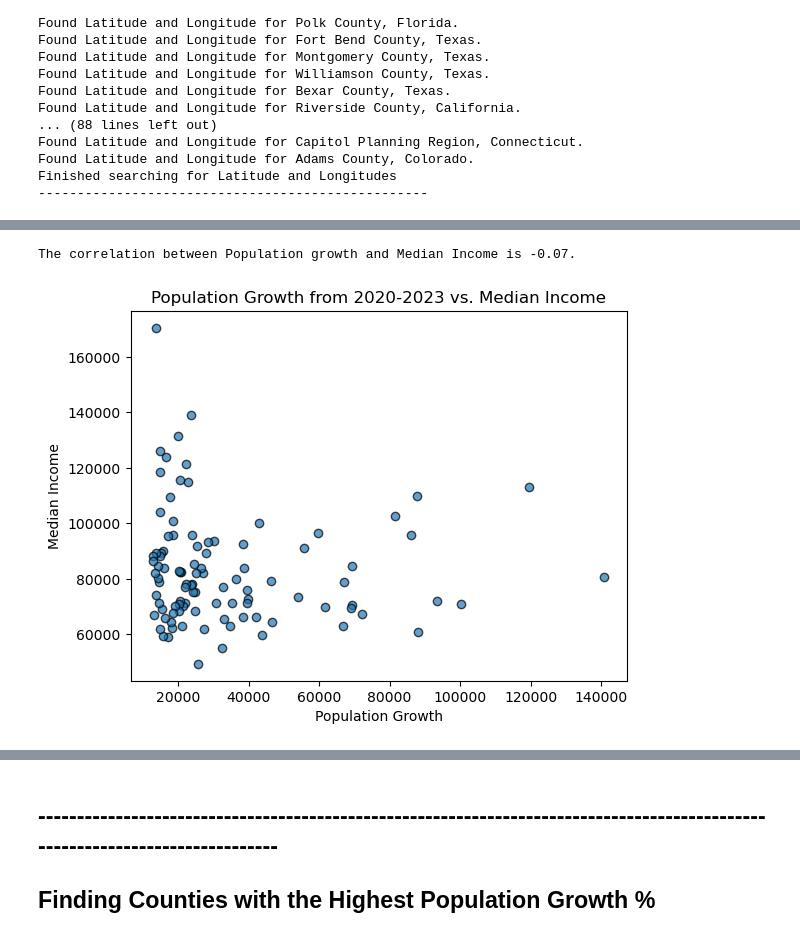
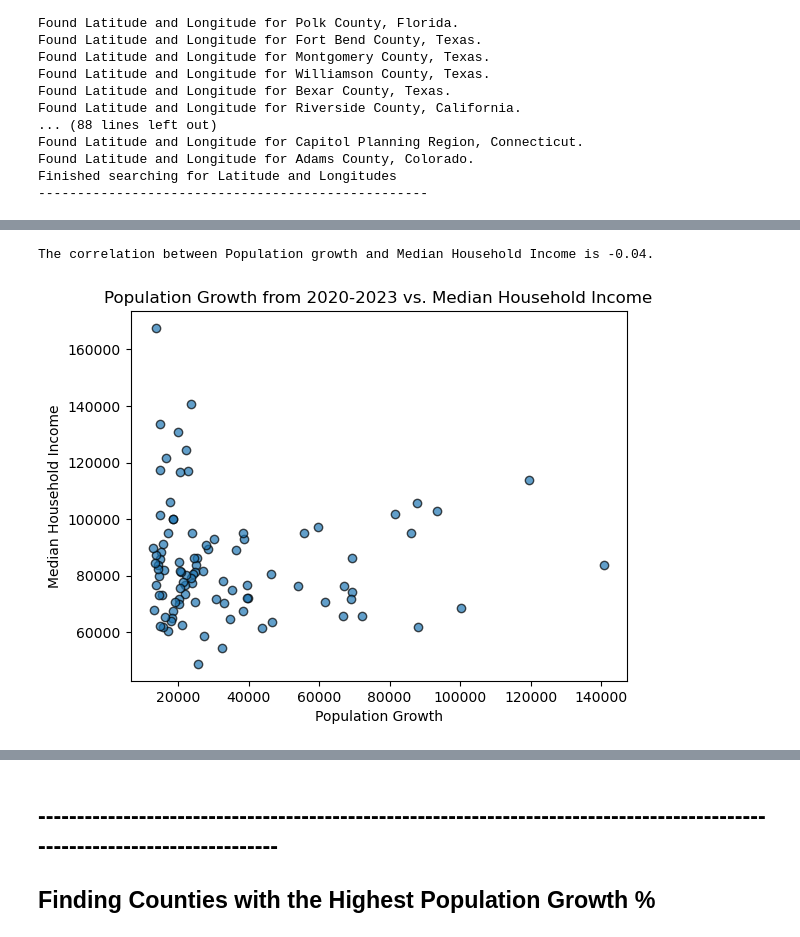
Before and after one commit to smsimba225/Project_1, a Jupyter notebook: Project1_Owen.ipynb, the cells around one changed output, grey strips where cells are left out. Drawn from its saved outputs; the diff is of its cells as text; code cells hidden in the pictures.

```diff
--- a/Project1_Owen.ipynb
+++ b/Project1_Owen.ipynb
@@ -102,4 +119,8 @@ pop_100.to_csv('Resources/PopulationGrowthTop100.csv')
 # %%
 # Obtained Median Income for Top 100 Counties by Population Growth from: https://www.census.gov/quickfacts/
-
-top100_median_df = pd.read_csv("Resources/Top100Medianincome.csv")
+median_income_df = pd.read_csv("Resources/median_household_income.csv")
+top100_mediancsv = pd.read_csv("Resources/PopulationGrowthTop100.csv")
+top100_median_df = top100_mediancsv[['County']]
+top100_median_df = top100_median_df.merge(median_income_df, on='County', how='left')
+top100_median_df = top100_median_df.dropna()
+top100_median_df
@@ -106,11 +141,22 @@ top100_median_df = pd.read_csv("Resources/Top100Medianincome.csv")
 # %%
 pop_100median = pop_100.merge(top100_median_df, on='County')
+
 pop_100median['Pop Growth % from 2020-2023'] = pop_100median['2023']/pop_100median['2020']*100-100
-pop_100median = pop_100median[['County', 'Pop Growth from 2020-2023', 'Pop Growth % from 2020-2023', 'Median Income', 'Latitude', 'Longitude']]
-pop_100display = pop_100median.set_index('County').copy()
-pop_100display
-pop_100display.style.background_gradient(subset=['Pop Growth from 2020-2023'],
-                                             cmap=cm2).background_gradient(subset=['Pop Growth % from 2020-2023'],
-                                             cmap=cm1).background_gradient(subset=['Median Income'], cmap=cm).format({
-    'Median Income':"${:,.0f}", 'Pop Growth from 2020-2023':"{:,.0f}", 'Pop Growth % from 2020-2023':"{:,.2f}%"})
+pop_100median = pop_100median[['County', 'Pop Growth from 2020-2023', 'Pop Growth % from 2020-2023', 'Median Household Income', 'Latitude', 'Longitude']]
+
+
+# Code to correct incorrect Latitude and Longitudes
+pop_100median.loc[pop_100median['County']=='Maricopa County, Arizona', 'Latitude'] = 33.2918
+pop_100median.loc[pop_100median['County']=='Maricopa County, Arizona', 'Longitude'] = -112.4291
+pop_100median.loc[pop_100median['County']=='Pinal County, Arizona', 'Latitude'] = 32.8162
+pop_100median.loc[pop_100median['County']=='Pinal County, Arizona', 'Longitude'] = -111.2845
+pop_100median.loc[pop_100median['County']=='Pima County, Arizona', 'Latitude'] = 32.0575
+pop_100median.loc[pop_100median['County']=='Pima County, Arizona', 'Longitude'] = -111.6661
+pop_100median.loc[pop_100median['County']=='Chesterfield County, Virginia', 'Latitude'] = 37.3673
+pop_100median.loc[pop_100median['County']=='Chesterfield County, Virginia', 'Longitude'] = -77.6078
+pop_100median.loc[pop_100median['County']=='Loudoun County, Virginia', 'Latitude'] = 39.0768
+pop_100median.loc[pop_100median['County']=='Loudoun County, Virginia', 'Longitude'] = -77.6536
+
+
+pop_100median
 # %% [output]
@@ -135,19 +201,19 @@ pop_100display.style.background_gradient(subset=['Pop Growth from 2020-2023'],
 # %%
 # Is there a correlation between population growth and median income?
 
 x_value = pop_100median['Pop Growth from 2020-2023']
-y_value = pop_100median['Median Income']
+y_value = pop_100median['Median Household Income']
 corr_coefficient = st.pearsonr(x_value, y_value)
-print(f"The correlation between Population growth and Median Income is {round(corr_coefficient[0],2)}.")
+print(f"The correlation between Population growth and Median Household Income is {round(corr_coefficient[0],2)}.")
 plt.scatter(x_value, y_value, alpha=0.7, edgecolors='black')
 plt.xlabel('Population Growth')
-plt.ylabel('Median Income')
-plt.title('Population Growth from 2020-2023 vs. Median Income')
+plt.ylabel('Median Household Income')
+plt.title('Population Growth from 2020-2023 vs. Median Household Income')
 plt.show()
 # No.  there is no correlation between Population Growth and Median Income
 # %% [output]
-The correlation between Population growth and Median Income is -0.07.
+The correlation between Population growth and Median Household Income is -0.04.
-[figure, old version]
+[figure, new version]
 # %%
 #Plot of top 100 counties in Population Growth
 
```
Also changed, not shown: parts of 27 cells of this notebook, 5 other files.
